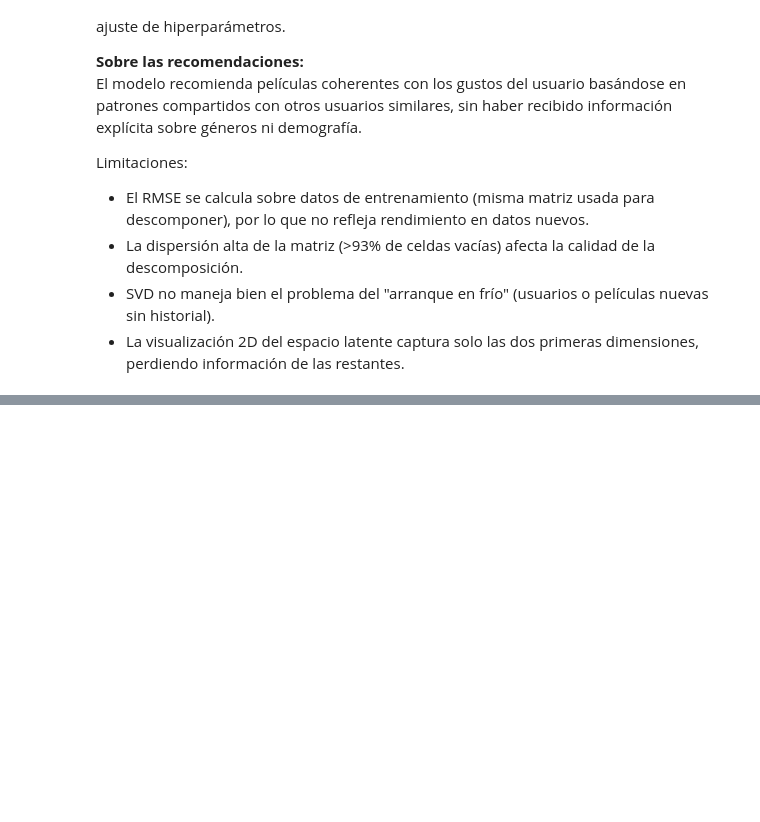
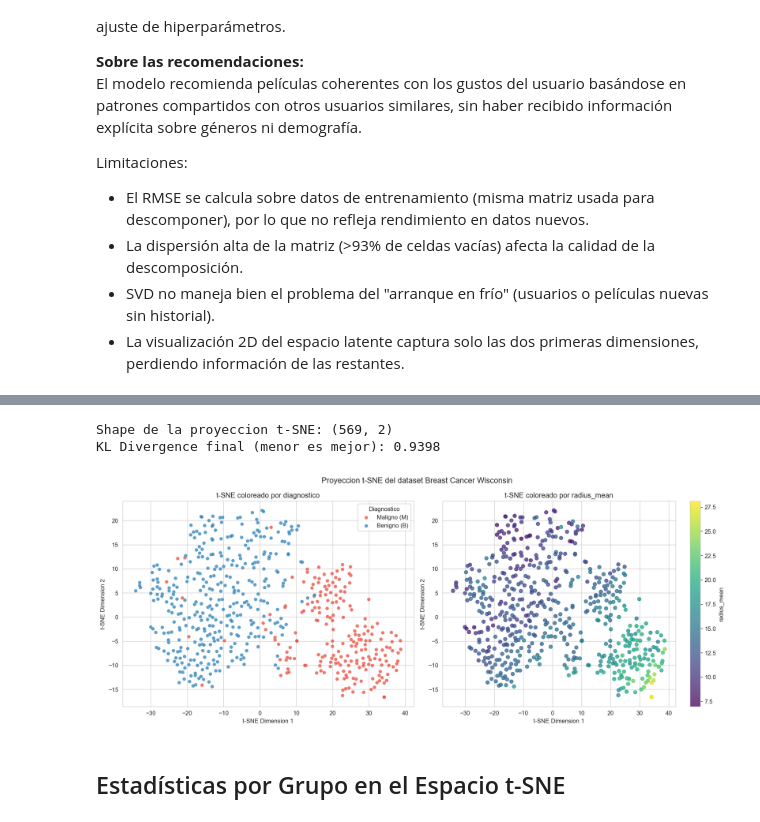
Before and after one commit to Branuvg/tarea2_mineria, a Jupyter notebook: tarea2.ipynb, the cells around one changed output, grey strips where cells are left out. Drawn from its saved outputs; the diff is of its cells as text; code cells hidden in the pictures; blank space fills up the shorter version.

```diff
--- a/tarea2.ipynb
+++ b/tarea2.ipynb
@@ -492,0 +625,46 @@ Limitaciones:
+# %%
+# Seleccionamos perplexity=30  con max_iter=2000 para garantizar convergencia.
+tsne = TSNE(
+    n_components=2,
+    perplexity=30,
+    max_iter=2000,
+    learning_rate='auto',
+    init='pca',
+    random_state=42
+)
+X_tsne = tsne.fit_transform(X_scaled)
+
+print(f'Shape de la proyeccion t-SNE: {X_tsne.shape}')
+print(f'KL Divergence final (menor es mejor): {tsne.kl_divergence_:.4f}')
+# %% [output]
+Shape de la proyeccion t-SNE: (569, 2)
+KL Divergence final (menor es mejor): 0.9398
+# %%
+fig, axes = plt.subplots(1, 2, figsize=(15, 6))
+
+# Izquierda: coloreado por diagnostico
+for diag, color, label in [('M', '#e74c3c', 'Maligno (M)'), ('B', '#2980b9', 'Benigno (B)')]:
+    mask_d = y == diag
+    axes[0].scatter(X_tsne[mask_d, 0], X_tsne[mask_d, 1],
+                    color=color, alpha=0.75, s=35, label=label,
+                    edgecolors='white', linewidths=0.3)
+axes[0].set_title('t-SNE coloreado por diagnostico', fontsize=12)
+axes[0].set_xlabel('t-SNE Dimension 1')
+axes[0].set_ylabel('t-SNE Dimension 2')
+axes[0].legend(title='Diagnostico')
+
+# Derecha: coloreado por radius_mean (feature continua)
+sc = axes[1].scatter(X_tsne[:, 0], X_tsne[:, 1],
+                     c=bc['radius_mean'], cmap='viridis', alpha=0.75, s=35)
+plt.colorbar(sc, ax=axes[1], label='radius_mean')
+axes[1].set_title('t-SNE coloreado por radius_mean', fontsize=12)
+axes[1].set_xlabel('t-SNE Dimension 1')
+axes[1].set_ylabel('t-SNE Dimension 2')
+
+plt.suptitle('Proyeccion t-SNE del dataset Breast Cancer Wisconsin', fontsize=13)
+plt.tight_layout()
+plt.show()
+# %% [output]
+[figure, added]
+# %% [markdown]
+## Estadísticas por Grupo en el Espacio t-SNE
```
Also changed, not shown: parts of 11 cells of this notebook, 1 other file.
